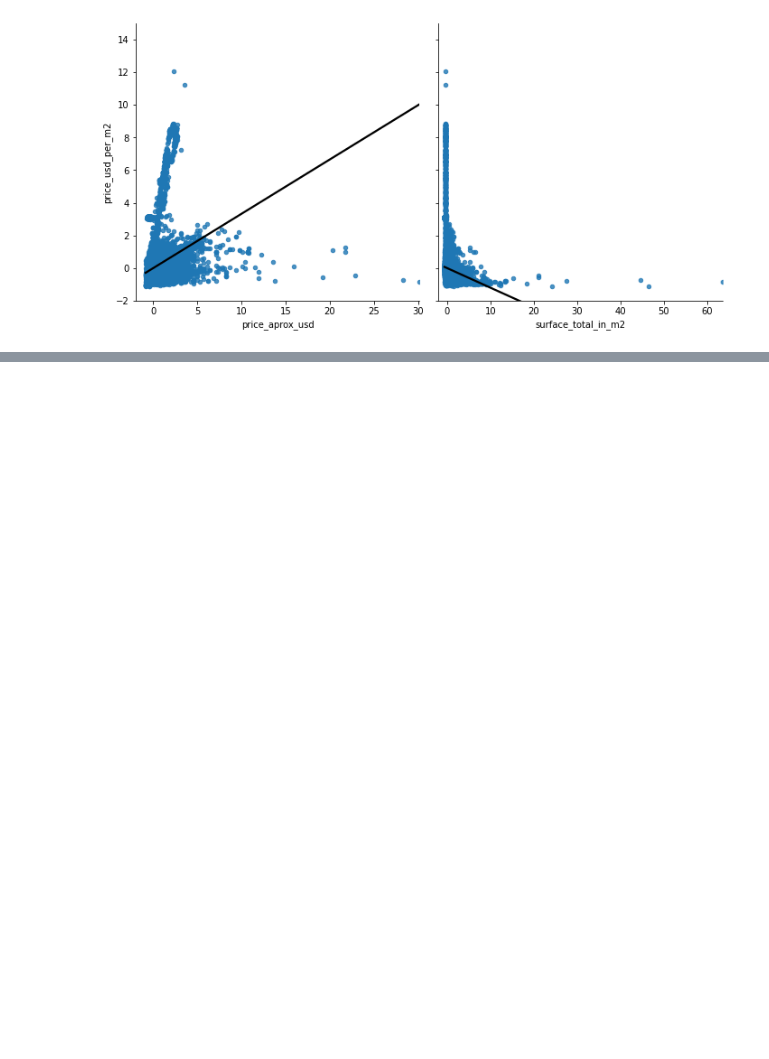
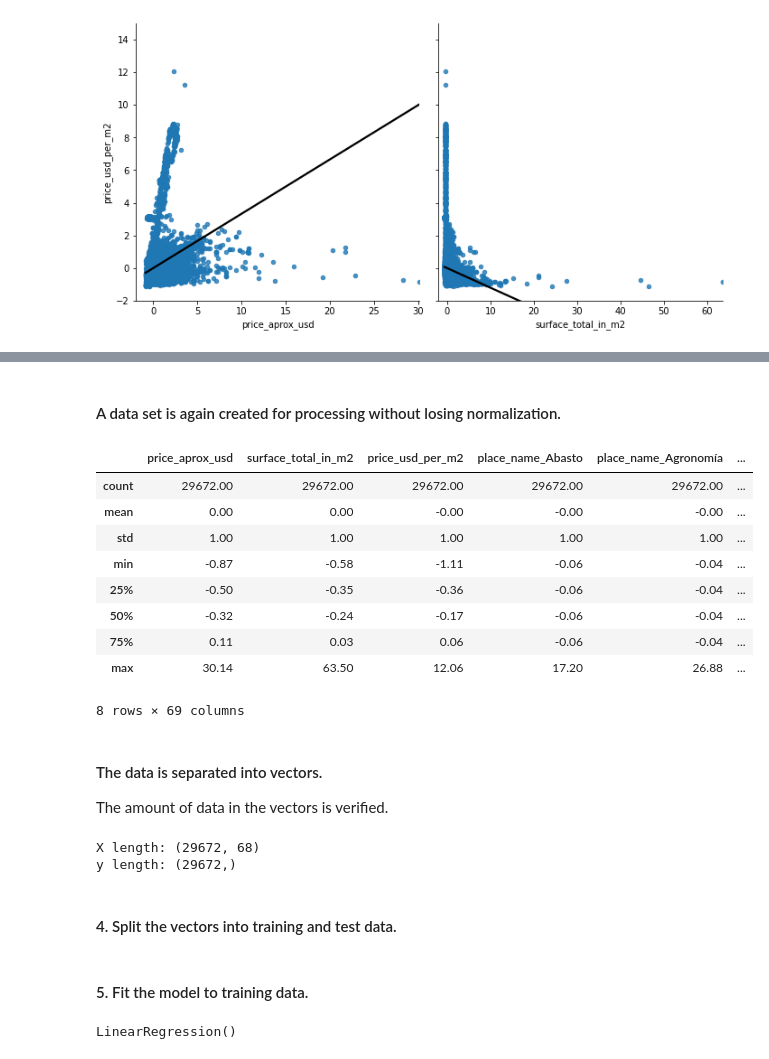
Before and after one commit to JonnathanDMT/Linear-Regression-Models, a Jupyter notebook: CodeWS2.ipynb, the cells around one changed output, grey strips where cells are left out. Cells and saved outputs as stored; diff of their text form; code cells hidden in the pictures; blank space fills up the shorter version.

Commit message:
Multiple Linear Regression 2

```diff
--- a/CodeWS2.ipynb
+++ b/CodeWS2.ipynb
@@ -454,0 +474,3 @@ plt.show()
+# %%
+data_cat = pd.get_dummies(data, columns = ['place_name','property_type'], drop_first = False)
+data_cat.head(3)
@@ -454,0 +492,7 @@ plt.show()
+# %%
+scaler = StandardScaler()
+scaler.fit(data_cat)
+data_normalized = scaler.transform(data_cat)
+
+print('Standardized means:', np.mean(data_normalized, axis = 0).round(2))
+print('Standardized deviations:', np.std(data_normalized, axis = 0).round(2))
@@ -454,0 +507,29 @@ plt.show()
+# %% [markdown]
+#### A data set is again created for processing without losing normalization.
+# %%
+data_normalized = pd.DataFrame(data_normalized, index = data_cat.index, columns = data_cat.columns)
+data_normalized.describe().round(2)
+# %% [output]
+|  | price_aprox_usd | surface_total_in_m2 | price_usd_per_m2 | place_name_Abasto | place_name_Agronomía | ... |
+| count | 29672.00 | 29672.00 | 29672.00 | 29672.00 | 29672.00 | ... |
+| mean | 0.00 | 0.00 | -0.00 | -0.00 | -0.00 | ... |
+| std | 1.00 | 1.00 | 1.00 | 1.00 | 1.00 | ... |
+| min | -0.87 | -0.58 | -1.11 | -0.06 | -0.04 | ... |
+| 25% | -0.50 | -0.35 | -0.36 | -0.06 | -0.04 | ... |
+| 50% | -0.32 | -0.24 | -0.17 | -0.06 | -0.04 | ... |
+| 75% | 0.11 | 0.03 | 0.06 | -0.06 | -0.04 | ... |
+| max | 30.14 | 63.50 | 12.06 | 17.20 | 26.88 | ... |
+8 rows × 69 columns
+# %% [markdown]
+#### The data is separated into vectors.
+The amount of data in the vectors is verified.
+# %%
+X = data_normalized.drop(['price_usd_per_m2'], axis = 1)
+y = data_normalized.price_usd_per_m2
+print("X length:", X.shape)
+print("y length:", y.shape)
+# %% [output]
+X length: (29672, 68)
+y length: (29672,)
+# %% [markdown]
+#### 4. Split the vectors into training and test data.
@@ -454,0 +538,6 @@ plt.show()
+# %% [markdown]
+#### 5. Fit the model to training data.
+# %%
+model_3.fit(Xtrain, ytrain)
+# %% [output]
+LinearRegression()
```
Also changed, not shown: parts of 28 cells of this notebook.
